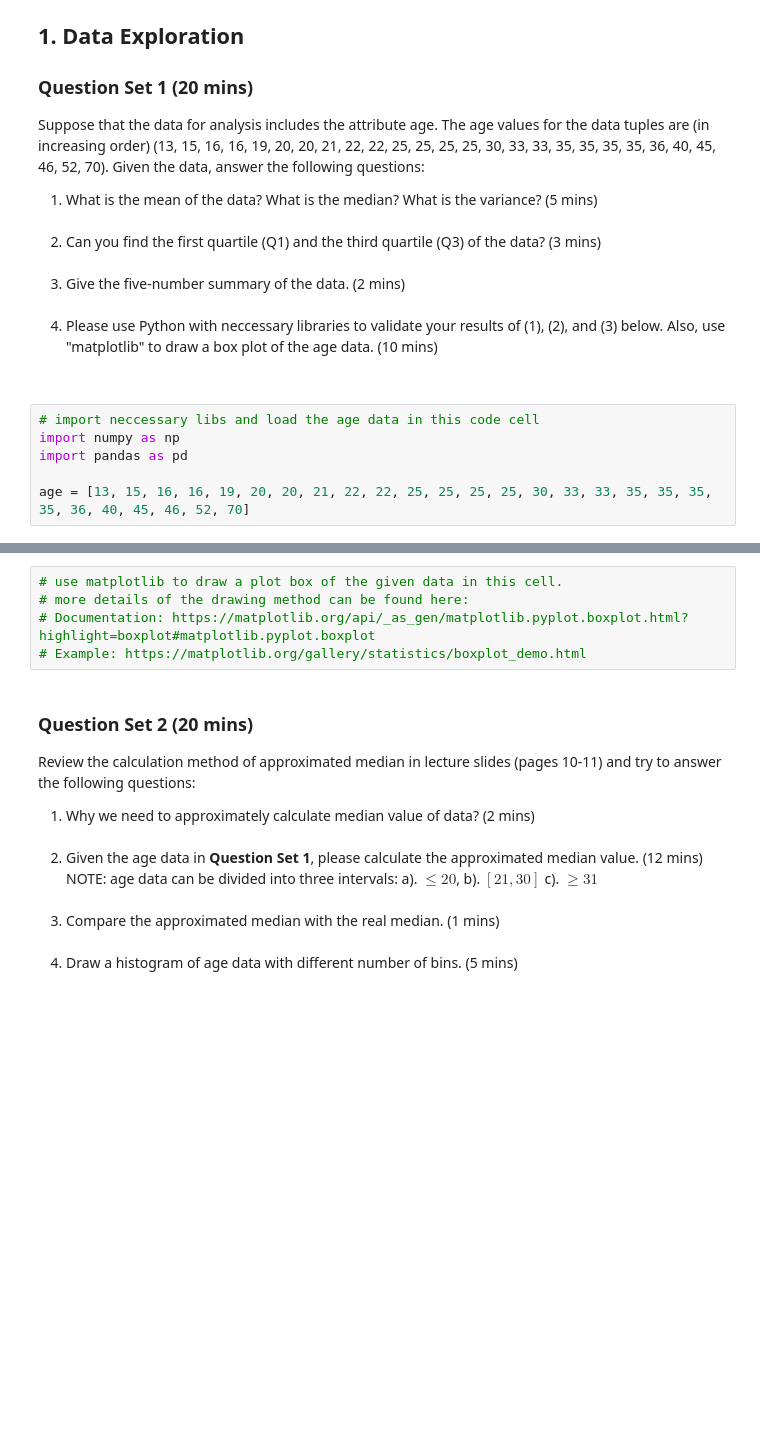
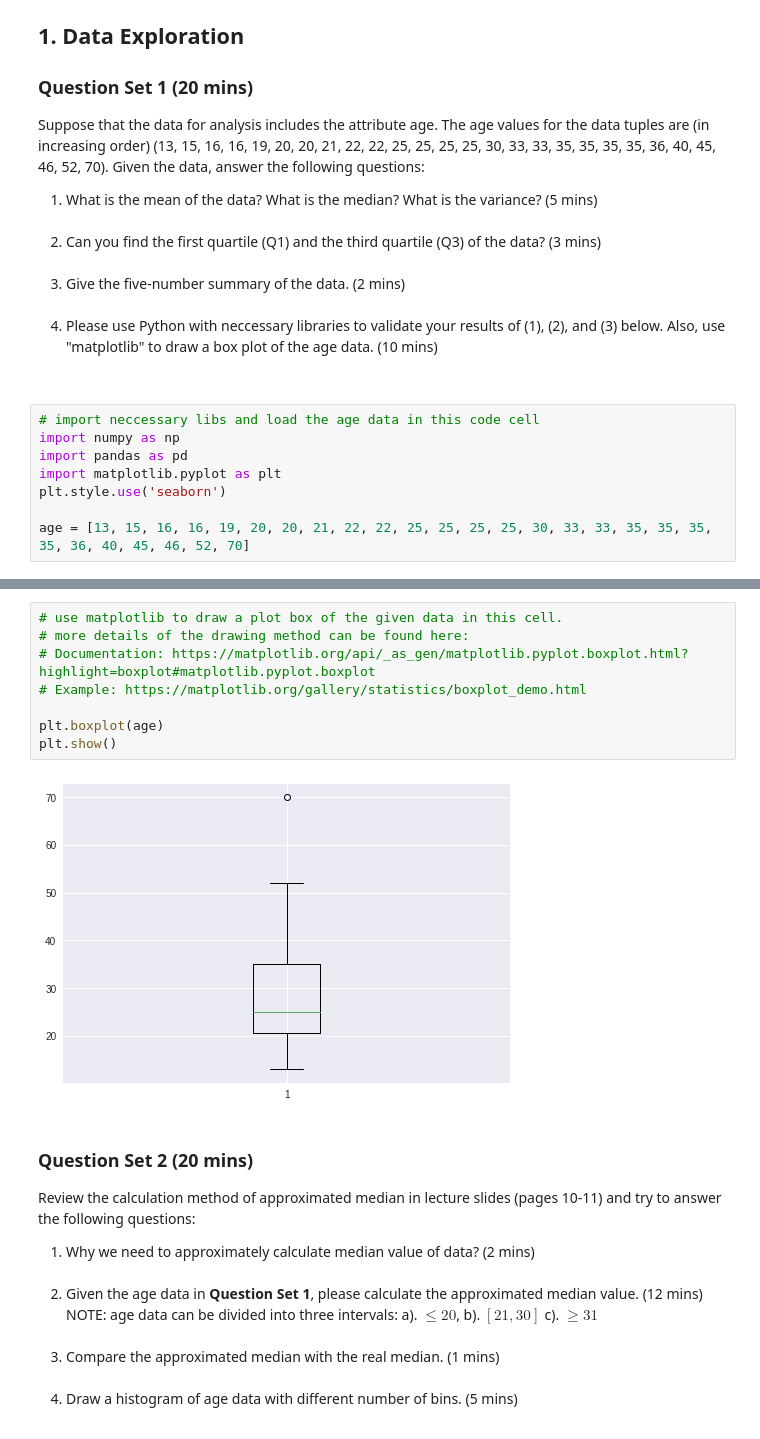
Before and after one commit to TrellixVulnTeam/Data-Mining-3804_P3NB, a Jupyter notebook: W2/Lab2.Data Exploration and Pre-processing.ipynb, the cells around one changed output, grey strips where cells are left out. Cells and saved outputs as stored; diff of their text form; blank space fills up the shorter version.

```diff
--- a/W2/Lab2.Data Exploration and Pre-processing.ipynb
+++ b/W2/Lab2.Data Exploration and Pre-processing.ipynb
@@ -20,5 +20,7 @@
 # import neccessary libs and load the age data in this code cell
 import numpy as np
 import pandas as pd
+import matplotlib.pyplot as plt
+plt.style.use('seaborn')
 
 age = [13, 15, 16, 16, 19, 20, 20, 21, 22, 22, 25, 25, 25, 25, 30, 33, 33, 35, 35, 35, 35, 36, 40, 45, 46, 52, 70]
@@ -31,8 +66,13 @@ NameError: name 'mean' is not defined
 # %%
 # use matplotlib to draw a plot box of the given data in this cell.
 # more details of the drawing method can be found here:
 # Documentation: https://matplotlib.org/api/_as_gen/matplotlib.pyplot.boxplot.html?highlight=boxplot#matplotlib.pyplot.boxplot
 # Example: https://matplotlib.org/gallery/statistics/boxplot_demo.html
+
+plt.boxplot(age)
+plt.show()
+# %% [output]
+[figure, added]
 # %% [markdown]
 ### Question Set 2 (20 mins)
 <p>Review the calculation method of approximated median in lecture slides (pages 10-11) and try to answer the following questions:<br>
```
Also changed, not shown: parts of 12 cells of this notebook.
